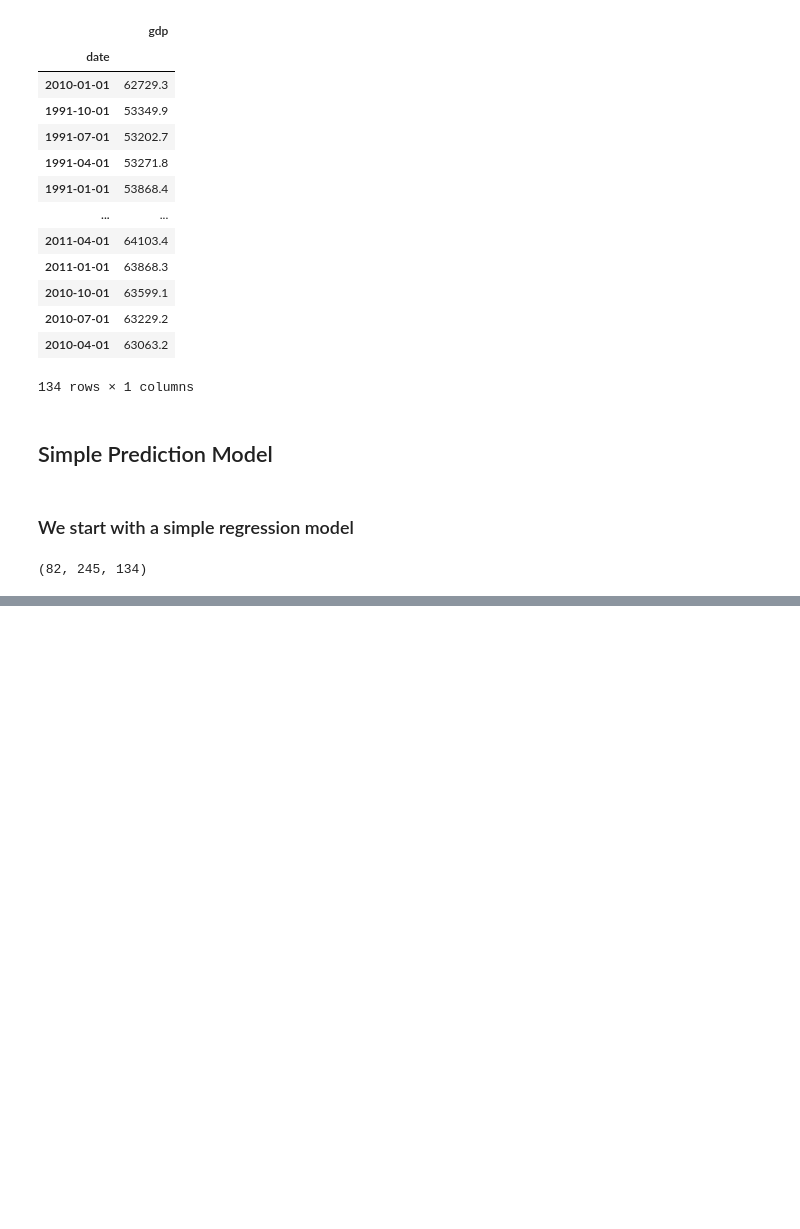
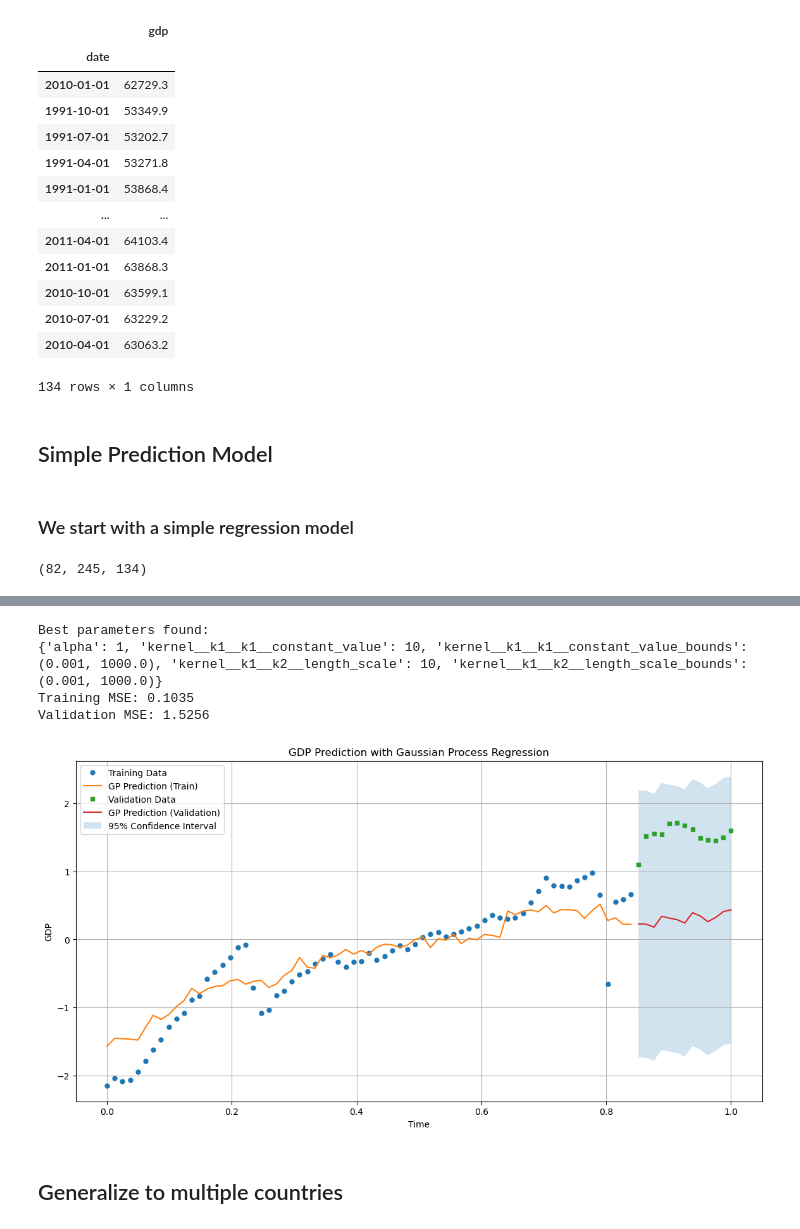
Before and after one commit to theS3b/Smoothing-Techniques-for-Predicting-High-Frequency-Time-Series, a Jupyter notebook: preprocessing dev.ipynb, the cells around one changed output, grey strips where cells are left out. Cells and saved outputs as stored; diff of their text form; code cells hidden in the pictures; blank space fills up the shorter version.

```diff
--- a/preprocessing dev.ipynb
+++ b/preprocessing dev.ipynb
@@ -159,0 +168,79 @@ plt.show()
+# %%
+import numpy as np
+import matplotlib.pyplot as plt
+from sklearn.gaussian_process import GaussianProcessRegressor
+from sklearn.gaussian_process.kernels import RBF, ConstantKernel as C, WhiteKernel
+from sklearn.model_selection import GridSearchCV
+from sklearn.metrics import mean_squared_error
+
+# Define the kernel with hyperparameter bounds
+kernel = C(1.0, (1e-3, 1e3)) * RBF(length_scale=1.0, length_scale_bounds=(1e-3, 1e3)) + WhiteKernel()
+
+# Create the GaussianProcessRegressor
+gp = GaussianProcessRegressor(kernel=kernel, n_restarts_optimizer=10)
+
+# Define parameter grid for cross-validation
+param_grid = {
+    "kernel__k1__k1__constant_value": [0.1, 1, 10, 100],
+    "kernel__k1__k1__constant_value_bounds": [(1e-3, 1e3)],
+    "kernel__k1__k2__length_scale": [0.1, 1, 10, 100],
+    "kernel__k1__k2__length_scale_bounds": [(1e-3, 1e3)],
+    "alpha": [1e-2, 1e-1, 1],
+}
+
+# Perform Grid Search with cross-validation
+grid_search = GridSearchCV(gp, param_grid=param_grid, cv=5, n_jobs=-1)
+grid_search.fit(x_train, y_train)
+
+# Best parameters
+print("Best parameters found:")
+print(grid_search.best_params_)
+
+# Predict on training and validation data
+y_pred_train = grid_search.predict(x_train)
+y_pred = grid_search.predict(x_valid)
+
+# Calculate Mean Squared Error
+mse_train = mean_squared_error(y_train, y_pred_train)
+mse_valid = mean_squared_error(y_valid, y_pred)
+print(f"Training MSE: {mse_train:.4f}")
+print(f"Validation MSE: {mse_valid:.4f}")
+
+# Plotting
+plt.figure(figsize=(14, 7))
+
+# Training data and predictions
+plt.plot(x_train[:, 0], y_train, 'o', label='Training Data', markersize=5)
+plt.plot(x_train[:, 0], y_pred_train, '-', label='GP Prediction (Train)')
+
+# Validation data and predictions
+plt.plot(x_valid[:, 0], y_valid, 's', label='Validation Data', markersize=5)
+plt.plot(x_valid[:, 0], y_pred, '-', label='GP Prediction (Validation)')
+
+# Confidence intervals
+# Get standard deviation of predictions
+y_std = np.sqrt(grid_search.best_estimator_.alpha)
+
+# Plot confidence intervals for validation set
+plt.fill_between(
+    x_valid[:, 0],
+    y_pred - 1.96 * y_std,
+    y_pred + 1.96 * y_std,
+    alpha=0.2,
+    label='95% Confidence Interval',
+)
+
+plt.title('GDP Prediction with Gaussian Process Regression')
+plt.xlabel('Time')
+plt.ylabel('GDP')
+plt.legend()
+plt.grid(True)
+plt.show()
+# %% [output]
+Best parameters found:
+{'alpha': 1, 'kernel__k1__k1__constant_value': 10, 'kernel__k1__k1__constant_value_bounds': (0.001, 1000.0), 'kernel__k1__k2__length_scale': 10, 'kernel__k1__k2__length_scale_bounds': (0.001, 1000.0)}
+Training MSE: 0.1035
+Validation MSE: 1.5256
+[figure, added]
+# %% [markdown]
+## Generalize to multiple countries
```
Also changed, not shown: parts of 18 cells of this notebook.
